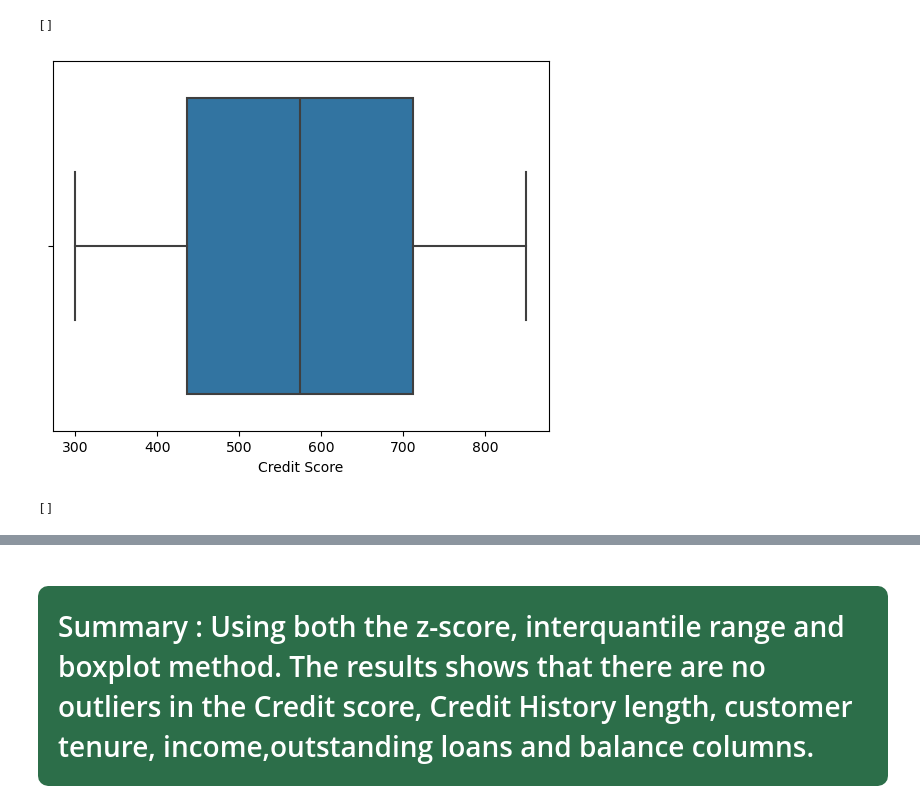
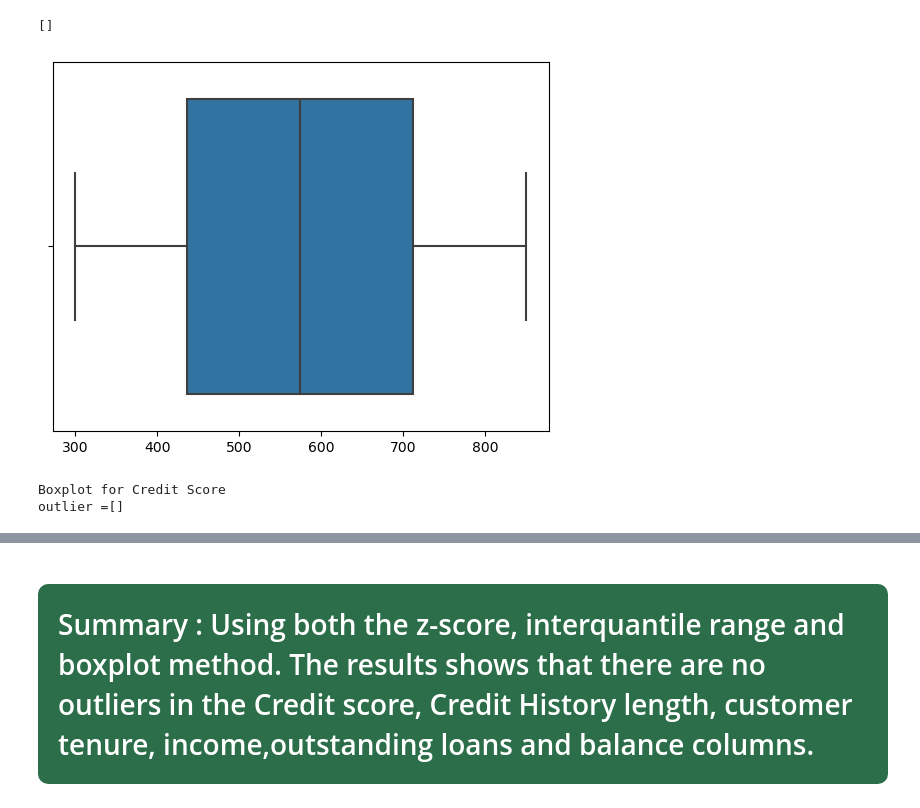
Before and after one commit to Cuteife/Methods-of-detecting-outliers, a Jupyter notebook: botswana.ipynb, the cells around one changed output, grey strips where cells are left out. Cells and saved outputs as stored; diff of their text form; code cells hidden in the pictures.

```diff
--- a/botswana.ipynb
+++ b/botswana.ipynb
@@ -363,7 +390,19 @@ def detect_outliers_iqr(data):
 # %%
-# calling the function
+# Credit Score
 
-detect_outliers_iqr(df['Credit Score'])
+detector = OutlierDetector(df['Credit Score'])
+outliers = detector.detect_outliers()
+print("Boxplot for Credit Score")
+print(f"outlier ={outliers}")
+
+# To replace outliers
+#replace_outlier = detector.replace_outlier(replace_with =50)
+#print("replaced data:", replace_with)
+
+# To remove outliers
+#remove= detector.remove_outliers()
+#print("outliers removed:", remove)
 # %% [output]
-[figure, old version]
+[figure, new version]
-[]
+Boxplot for Credit Score
+outlier =[]
```
Also changed, not shown: parts of 32 cells of this notebook.
